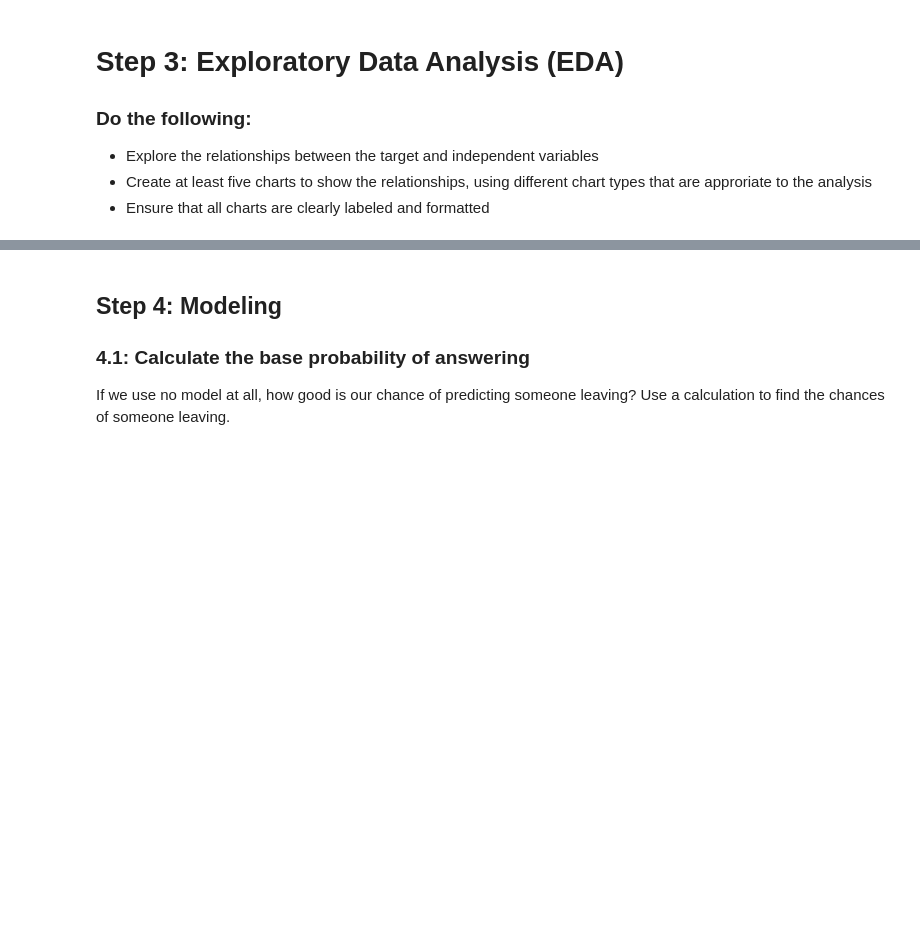
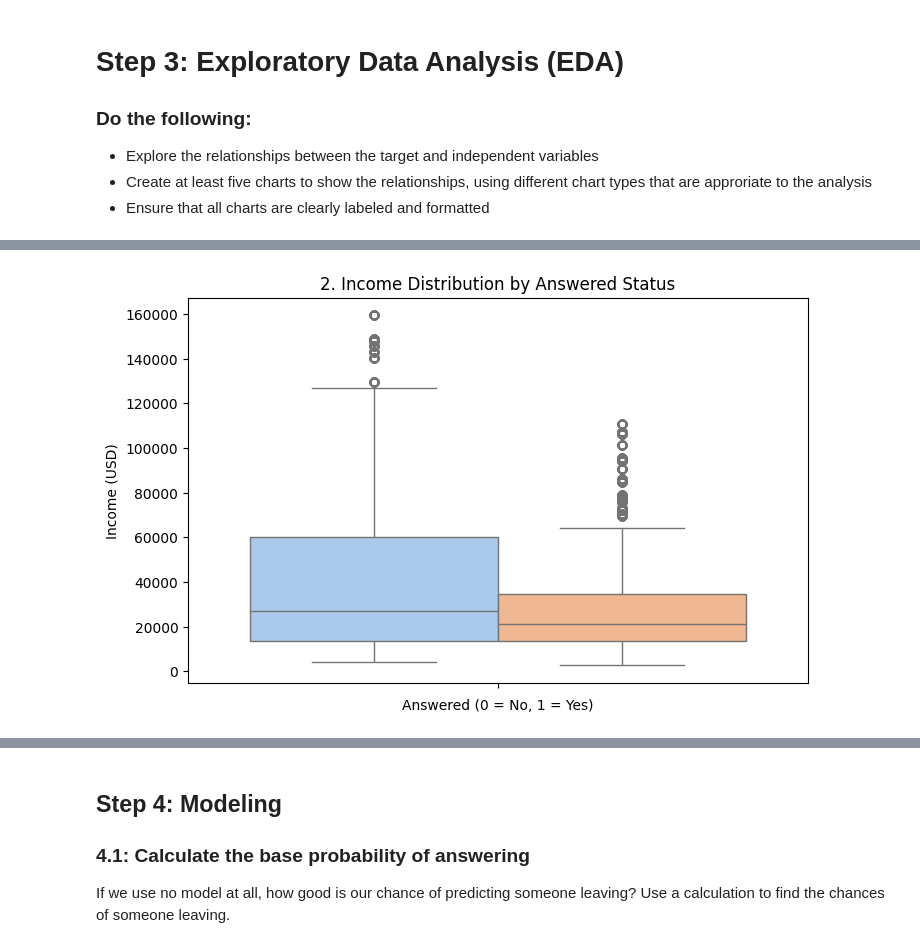
Before and after one commit to expely/Business-Analytics-Labs, a Jupyter notebook: Assignments/assignment_10_classification.ipynb, the cells around one changed output, grey strips where cells are left out. Drawn from its saved outputs; the diff is of its cells as text; code cells hidden in the pictures; blank space fills up the shorter version.

```diff
--- a/Assignments/assignment_10_classification.ipynb
+++ b/Assignments/assignment_10_classification.ipynb
@@ -124,0 +210,10 @@ Import the libraries you will need, such as:
+# %%
+# Boxplot
+plt.figure(figsize=(8, 5))
+sns.boxplot(data=df_clean, hue='answered', y='income', palette='pastel', legend=False)
+plt.title('2. Income Distribution by Answered Status')
+plt.xlabel('Answered (0 = No, 1 = Yes)')
+plt.ylabel('Income (USD)')
+plt.show()
+# %% [output]
+[figure, added]
```
Also changed, not shown: parts of 55 cells of this notebook.
